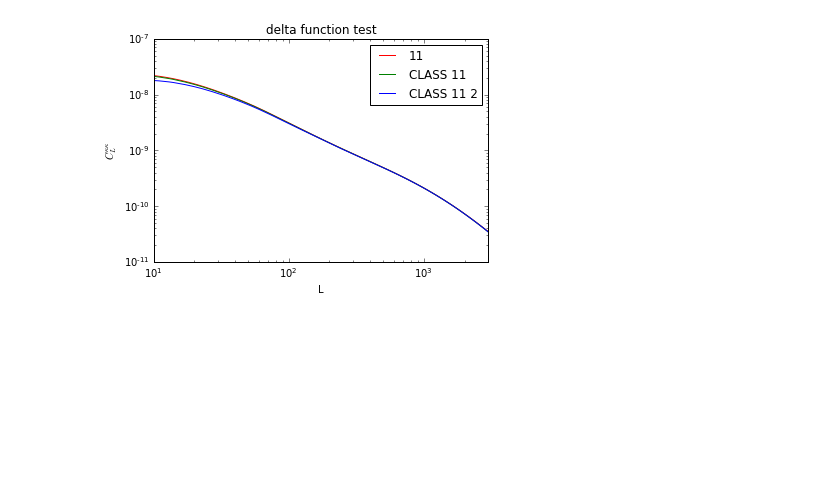
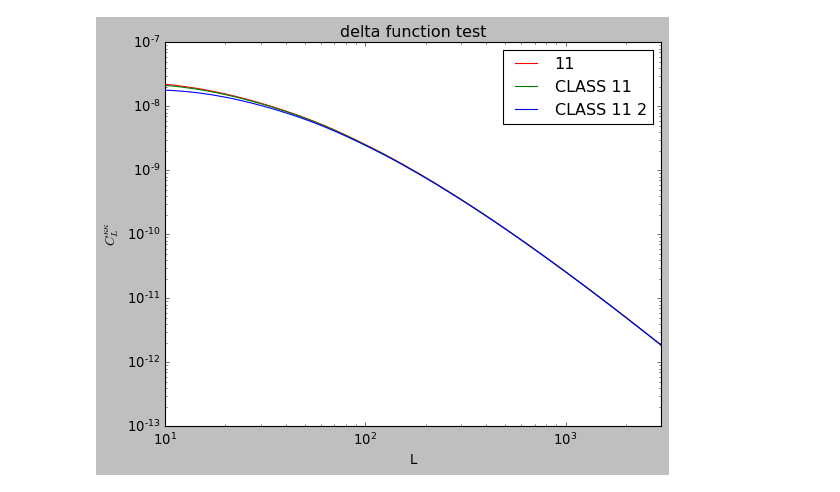
Before and after one commit to VMBoehm/BispectrumBias, a Jupyter notebook: TestBispectra.ipynb, the cells around one changed output. Saved outputs shown, nothing was run; the diff lists cells and outputs as text; code cells hidden in the pictures; blank space fills up the shorter version.

```diff
--- a/TestBispectra.ipynb
+++ b/TestBispectra.ipynb
@@ -94,21 +102,21 @@ plt.show()
 # %%
 L,l,theta   = pickle.load(open(ellpath+'ell_ang_equilat_Lmin10_Lmax3000_lmin10_lmax8000_lenL200_lenl220_lenang200_0e+00.pkl','r'))
 specpath='/home/nessa/Documents/Projects/LensingBispectrum/CMB-nonlinear/outputs/power_spectra/'
-CL_11 = np.load(specpath+'CL_deltatest_equilat_Takada_Lmin10-Lmax2999_halofit.npy')
-ll, cls11, cls11_ = np.load(specpath+'CL_deltatest_equilat_Takada_Lmin10-Lmax2999_halofit_CLASS.npy')
+CL_11 = np.load(specpath+'CL_deltatest_equilat_Takada_Lmin10-Lmax2999_.npy')
+ll, cls11, cls11_ = np.load(specpath+'CL_deltatest_equilat_Takada_Lmin10-Lmax2999__CLASS.npy')
 plt.figure()
 plt.title('delta function test' )
 plt.loglog(L,CL_11,c='r',label='11')
 plt.loglog(ll,cls11,c='g',label='CLASS 11')
 plt.loglog(ll,cls11_,c='b',label='CLASS 11 2')
 plt.xlim(10,3000)
 #plt.ylim(1e-6,1e-3)
 plt.ylabel('$C_L^{\kappa \kappa}$')
 plt.xlabel('L')
 plt.legend(loc='best')
 plotpath='/home/nessa/Documents/Projects/LensingBispectrum/CMB-nonlinear/Tests/GalaxyLensing/'
 #plt.savefig(plotpath+'CLs.pdf',bbox_inches='tight')
 plt.show()
 # %% [output]
-[figure, old version]
+[figure, new version]
 # %%
```
Also changed, not shown: parts of 6 cells of this notebook, 3 other files.
